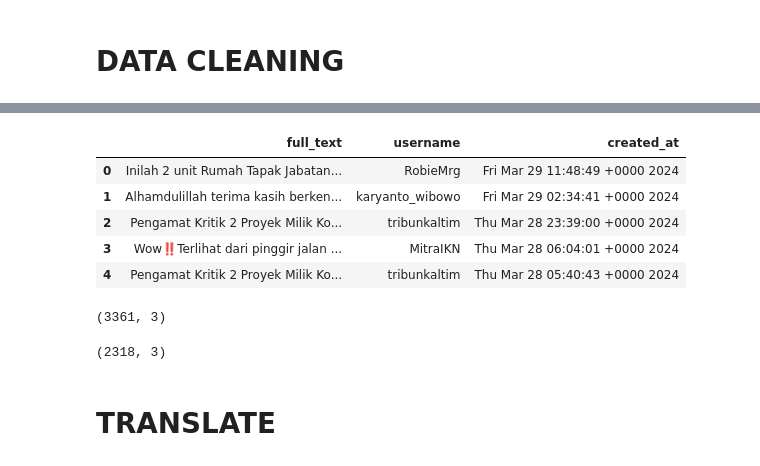
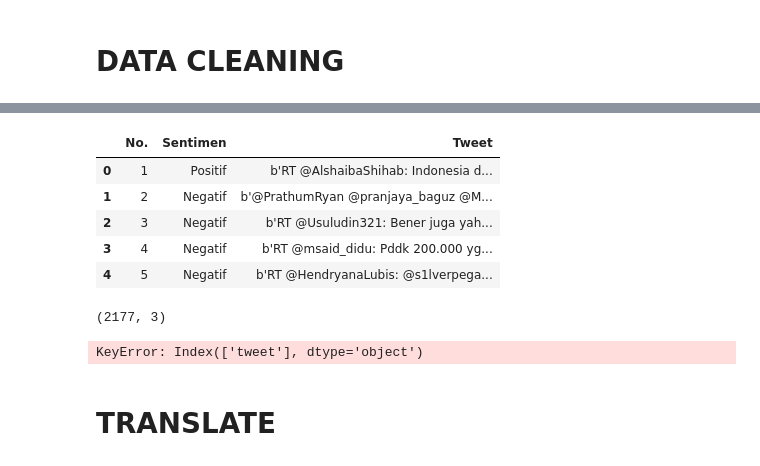
Before and after one commit to Rexyonist/Data-OPS, a Jupyter notebook: text-preprocessing.ipynb, the cells around one changed output, grey strips where cells are left out. Cells and saved outputs as stored; diff of their text form; code cells hidden in the pictures.

```diff
--- a/text-preprocessing.ipynb
+++ b/text-preprocessing.ipynb
@@ -35,22 +18,22 @@ print(data_filtered)
 # %%
-data = data[['full_text', 'username', 'created_at']]
+data = pd.read_excel('output/data-tweet.xlsx')
 data.head()
 # %% [output]
-|  | full_text | username | created_at |
-| 0 | Inilah 2 unit Rumah Tapak Jabatan... | RobieMrg | Fri Mar 29 11:48:49 +0000 2024 |
-| 1 | Alhamdulillah terima kasih berken... | karyanto_wibowo | Fri Mar 29 02:34:41 +0000 2024 |
-| 2 | Pengamat Kritik 2 Proyek Milik Ko... | tribunkaltim | Thu Mar 28 23:39:00 +0000 2024 |
-| 3 | Wow‼️Terlihat dari pinggir jalan ... | MitraIKN | Thu Mar 28 06:04:01 +0000 2024 |
-| 4 | Pengamat Kritik 2 Proyek Milik Ko... | tribunkaltim | Thu Mar 28 05:40:43 +0000 2024 |
+|  | No. | Sentimen | Tweet |
+| 0 | 1 | Positif | b'RT @AlshaibaShihab: Indonesia d... |
+| 1 | 2 | Negatif | b'@PrathumRyan @pranjaya_baguz @M... |
+| 2 | 3 | Negatif | b'RT @Usuludin321: Bener juga yah... |
+| 3 | 4 | Negatif | b'RT @msaid_didu: Pddk 200.000 yg... |
+| 4 | 5 | Negatif | b'RT @HendryanaLubis: @s1lverpega... |
 # %%
 data.shape
 # %% [output]
-(3361, 3)
+(2177, 3)
 # %%
-data_cleaned = data.drop_duplicates(subset=['full_text'], keep='first')
+data_cleaned = data.drop_duplicates(subset=['tweet'])
 print(data_cleaned.shape)
 # %% [output]
-(2318, 3)
+KeyError: Index(['tweet'], dtype='object')
 # %% [markdown]
 # TRANSLATE
 # %%
```
Also changed, not shown: parts of 17 cells of this notebook, 17 other files.
